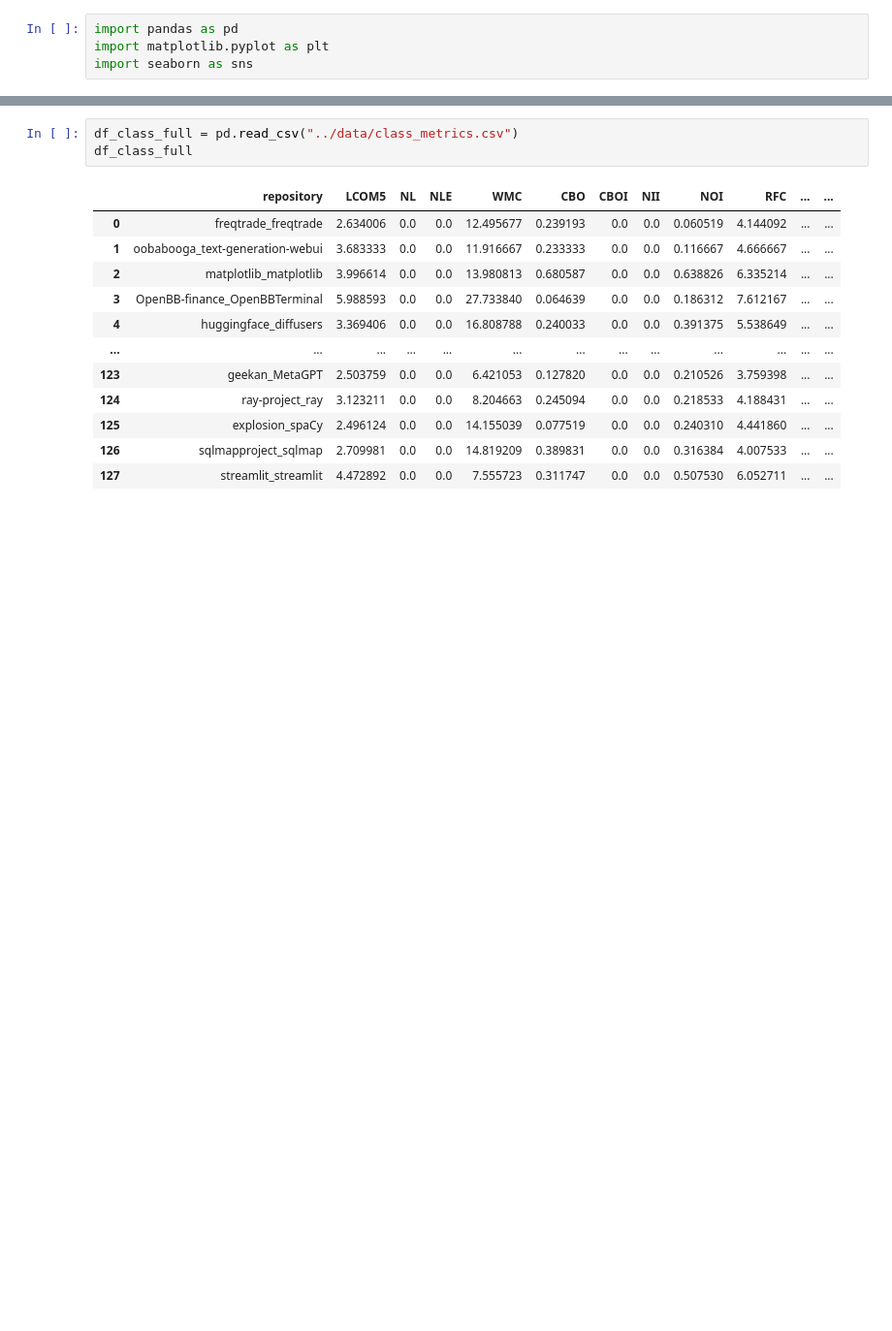
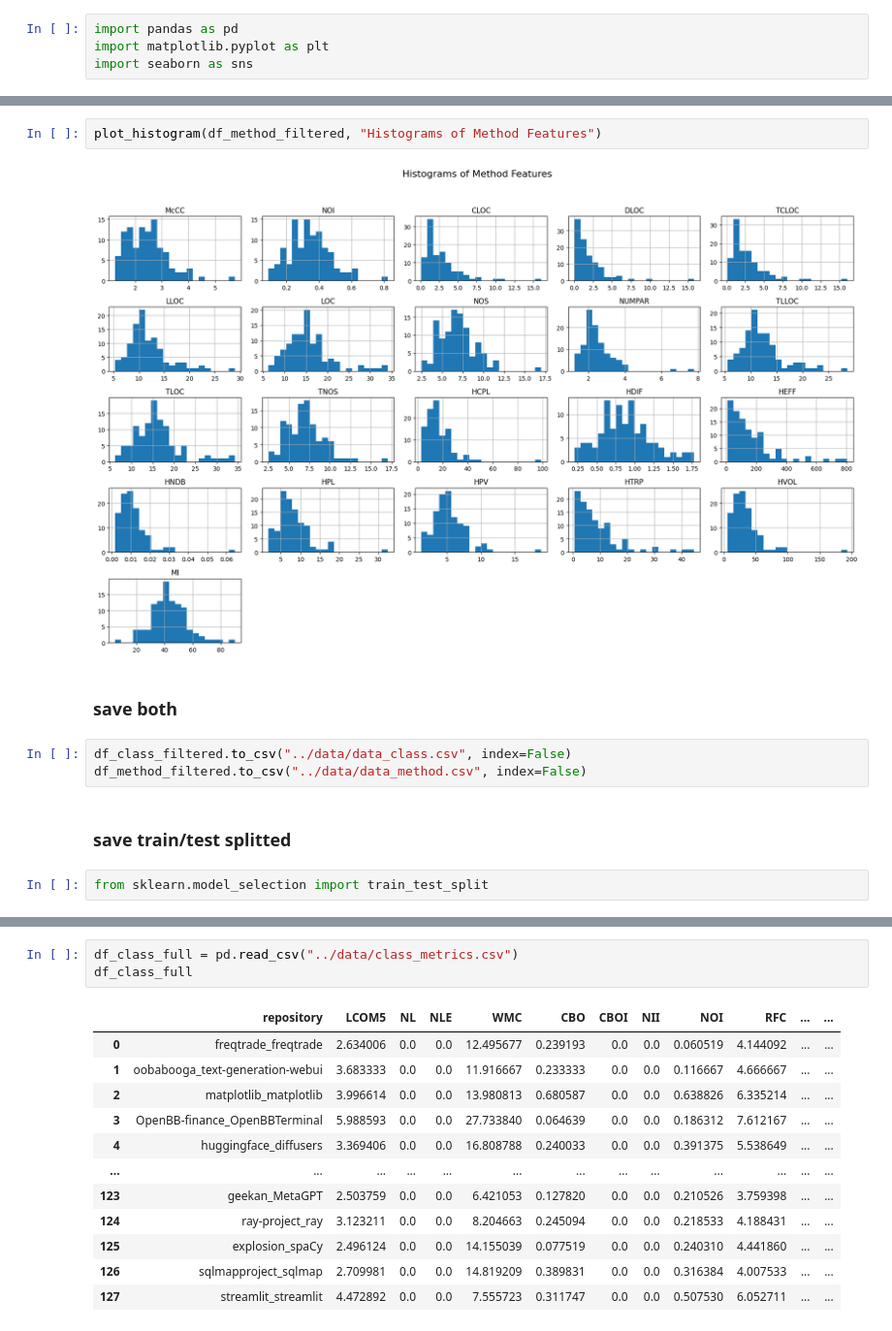
Before and after one commit to simply-pleb/software-metrics-selection, a Jupyter notebook: notebooks/prepare-data.ipynb, the cells around one changed output, grey strips where cells are left out. Shown at 97% size. Cells and saved outputs as stored; diff of their text form; blank space fills up the shorter version.

```diff
--- a/notebooks/prepare-data.ipynb
+++ b/notebooks/prepare-data.ipynb
@@ -4,0 +98,13 @@ import seaborn as sns
+# %%
+plot_histogram(df_method_filtered, "Histograms of Method Features")
+# %% [output]
+[figure, added]
+# %% [markdown]
+### save both
+# %%
+df_class_filtered.to_csv("../data/data_class.csv", index=False)
+df_method_filtered.to_csv("../data/data_method.csv", index=False)
+# %% [markdown]
+### save train/test splitted
+# %%
+from sklearn.model_selection import train_test_split
```
Also changed, not shown: parts of 17 cells of this notebook, 32 other files.
